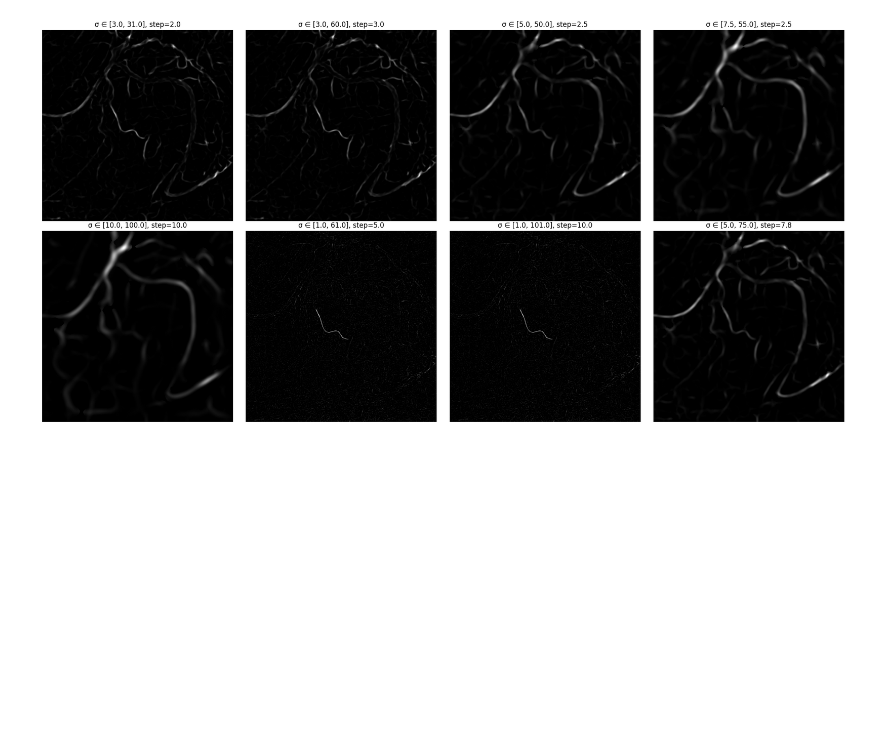
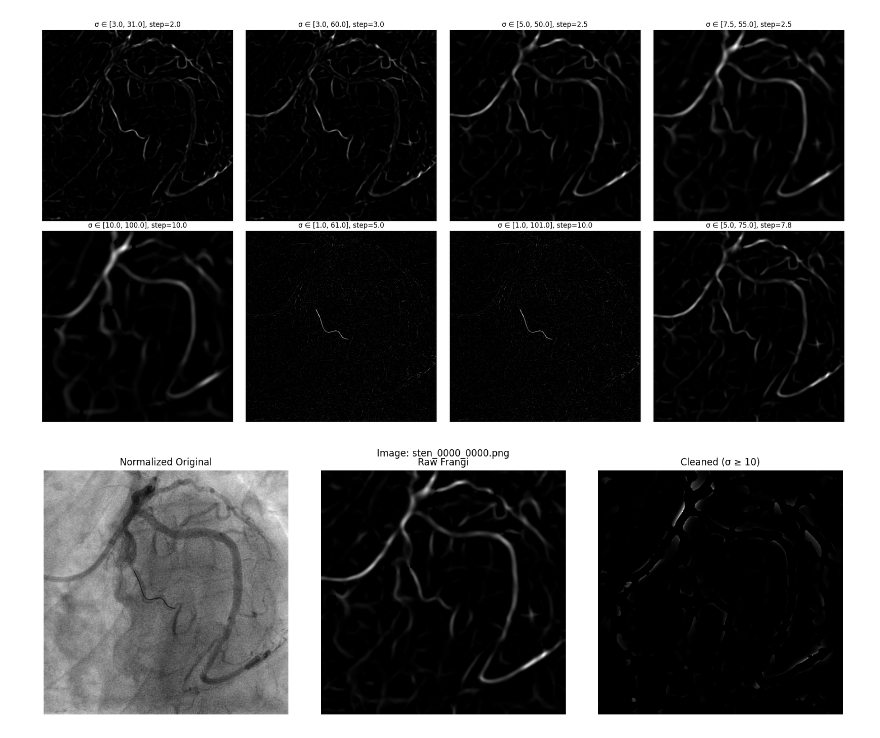
Before and after one commit to jannik1212/StenUNet, a Jupyter notebook: own_notebooks/arcade/frangi.ipynb, the cells around one changed output. Saved outputs shown, nothing was run; the diff lists cells and outputs as text; code cells hidden in the pictures; blank space fills up the shorter version.

```diff
--- a/own_notebooks/arcade/hessian_based.ipynb
+++ b/own_notebooks/arcade/frangi.ipynb
@@ -161,9 +15,0 @@ plt.show()
-# %%
-vesselness, scale_map, orientation = FrangiFilter2D(
-    I,
-    FrangiScaleRange=np.array([1,16]),   # skip the noisiest σ=1
-    FrangiScaleRatio=1.0,
-    FrangiBetaOne=1.5,                   # re-introduce a bit more ratio penalty
-    FrangiBetaTwo=0.044,                   # tighten up the S² boost
-    BlackWhite=True
-)
@@ -353,3 +48,74 @@ plt.tight_layout()
 plt.show()
 # %% [output]
 [figure]
+# %%
+import os
+import numpy as np
+import matplotlib.pyplot as plt
+from skimage.io import imread
+from skimage.filters import frangi
+from skimage.morphology import opening, disk
+
+def adaptive_frangi_cleanup(I, sigmas=np.arange(6, 85, 1), sigma_min=10, opening_radius=2):
+    """
+    Compute Frangi vesselness, then suppress thin artifacts by scale thresholding and morphological opening.
+
+    Parameters:
+    - I: 2D normalized image (float64, range [0,1])
+    - sigmas: 1D array of scales for Frangi
+    - sigma_min: minimum "winning" scale to keep
+    - opening_radius: radius for morphological opening
+    """
+    # 1) Build vesselness stack
+    stack = np.stack([frangi(I, sigmas=(s, s), alpha=1, beta=1, gamma=10,
+                             black_ridges=True, mode='reflect')
+                      for s in sigmas], axis=0)
+
+    # 2) Best response & corresponding scale per pixel
+    best_resp = np.max(stack, axis=0)
+    best_idx  = np.argmax(stack, axis=0)
+    best_sigma = sigmas[best_idx]
+
+    # 3) Mask out thin-scale responses
+    mask = best_sigma >= sigma_min
+
+    # 4) Morphological opening to remove tiny ridges
+    mask_open = opening(mask, disk(opening_radius))
+
+    # 5) Apply mask to vesselness
+    V_clean = best_resp * mask_open
+
+    return best_resp, V_clean
+
+# === Test on two sample images ===
+input_dir = "arcade"  # <-- REPLACE with your folder
+# pick first two image files in the directory
+files = sorted([f for f in os.listdir(input_dir)
+                if f.lower().endswith(('.png', '.jpg', '.tif'))])[:2]
+
+for fname in files:
+    path = os.path.join(input_dir, fname)
+    I = imread(path, as_gray=True).astype(np.float64)
+    I_norm = (I - I.min()) / (I.max() - I.min())
+
+    # Run adaptive cleanup
+    V_raw, V_clean = adaptive_frangi_cleanup(I_norm,
+                                             sigmas=np.arange(6, 85, 1),
+                                             sigma_min=10,
+                                             opening_radius=2)
+
+    # Display results
+    fig, axes = plt.subplots(1, 3, figsize=(15, 5))
+    axes[0].imshow(I_norm, cmap='gray')
+    axes[0].set_title("Normalized Original")
+    axes[1].imshow(V_raw, cmap='gray')
+    axes[1].set_title("Raw Frangi")
+    axes[2].imshow(V_clean, cmap='gray')
+    axes[2].set_title("Cleaned (σ ≥ 10)")
+    for ax in axes:
+        ax.axis('off')
+    plt.suptitle(f"Image: {fname}")
+    plt.tight_layout()
+    plt.show()
+# %% [output]
+[figure, added]
```
Also changed, not shown: parts of 12 cells of this notebook, 8 other files.
